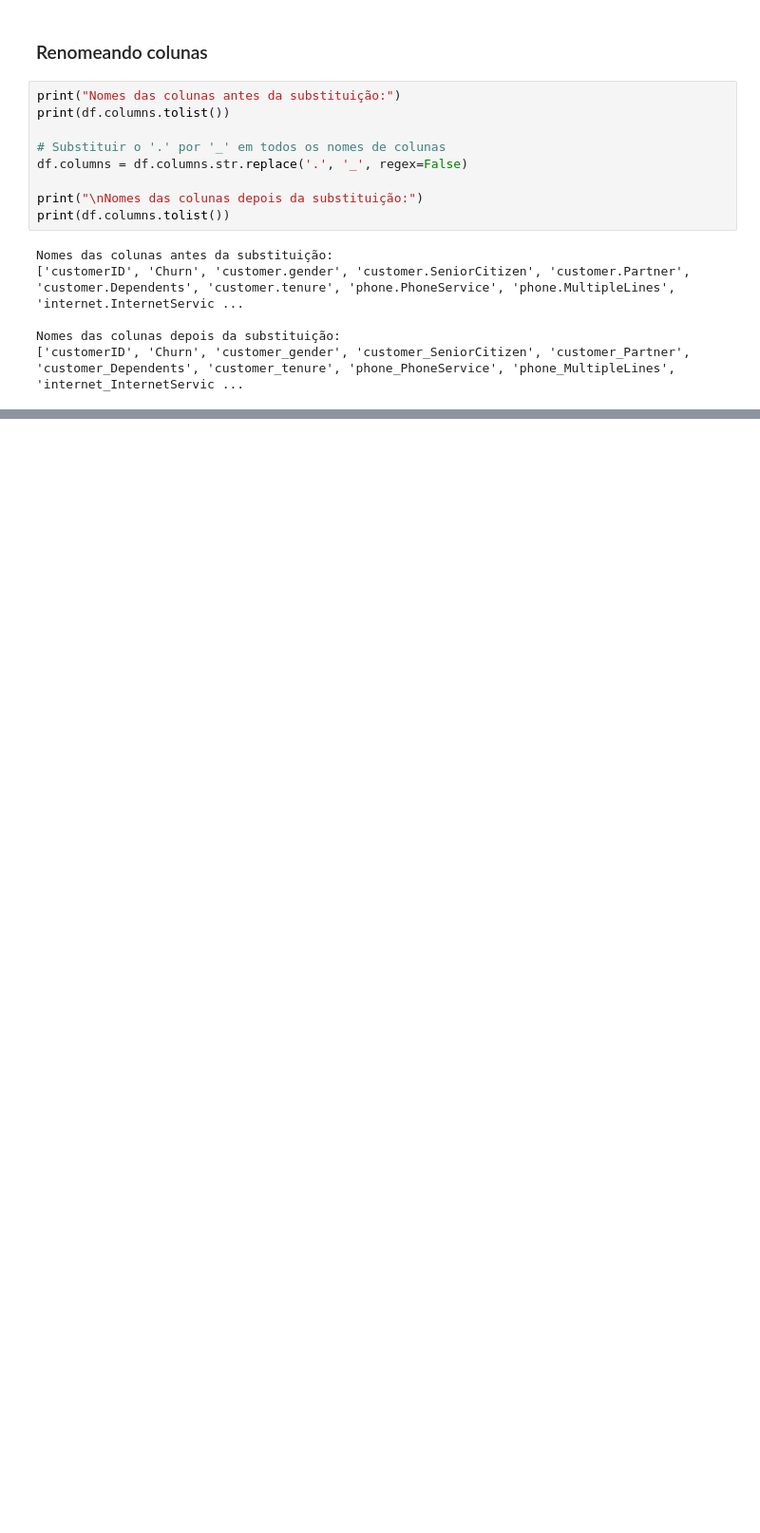
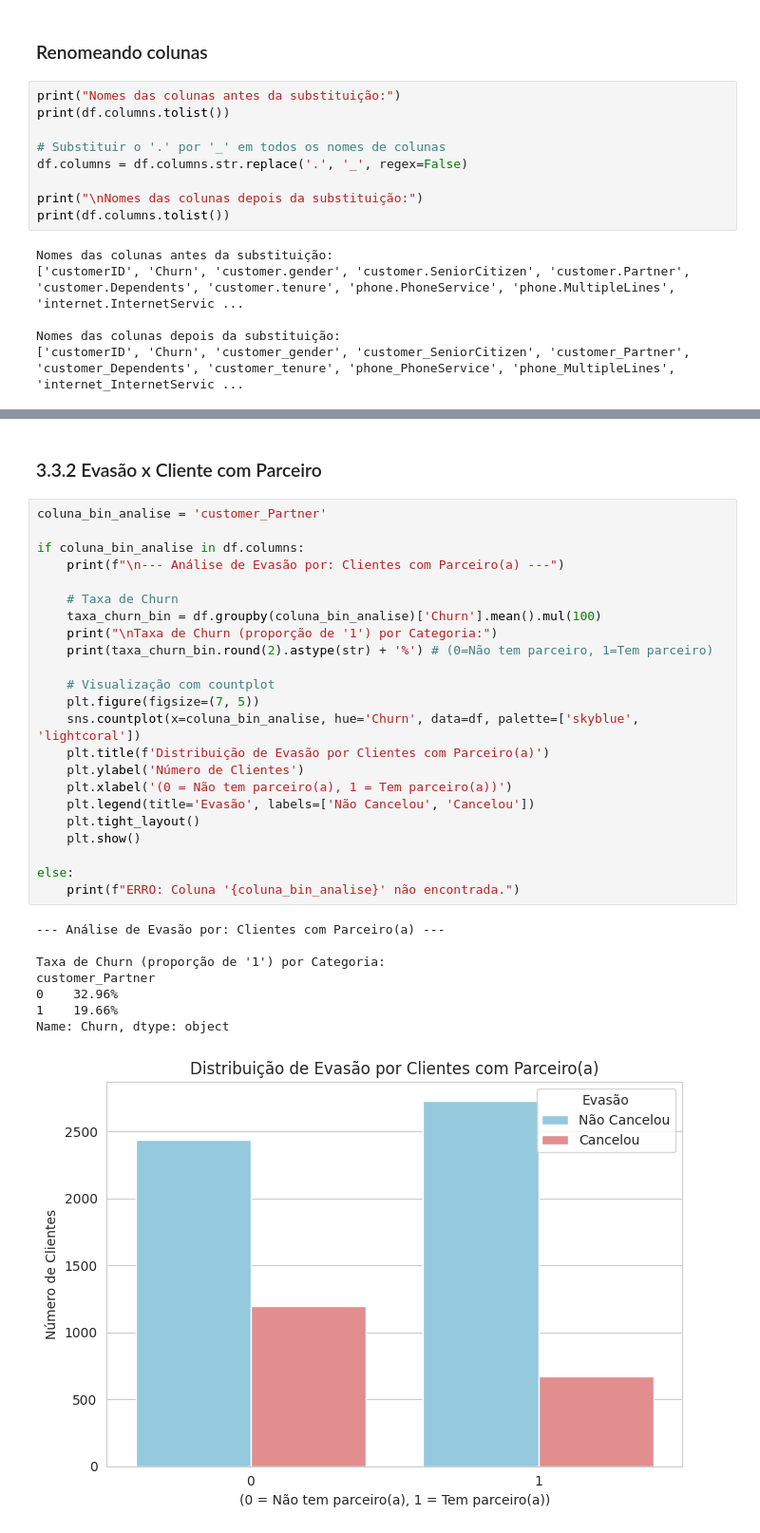
Before and after one commit to vitor-freitas1/challenge-telecom-x-churn, a Jupyter notebook: challenge_telecom_x_churn.ipynb, the cells around one changed output, grey strips where cells are left out. Shown at 95% size. Drawn from its saved outputs; the diff is of its cells as text; blank space fills up the shorter version.

```diff
--- a/challenge_telecom_x_churn.ipynb
+++ b/challenge_telecom_x_churn.ipynb
@@ -463,0 +694,34 @@ Nomes das colunas depois da substituição:
+# %% [markdown]
+### 3.3.2 Evasão x Cliente com Parceiro
+# %%
+coluna_bin_analise = 'customer_Partner'
+
+if coluna_bin_analise in df.columns:
+    print(f"\n--- Análise de Evasão por: Clientes com Parceiro(a) ---")
+
+    # Taxa de Churn
+    taxa_churn_bin = df.groupby(coluna_bin_analise)['Churn'].mean().mul(100)
+    print("\nTaxa de Churn (proporção de '1') por Categoria:")
+    print(taxa_churn_bin.round(2).astype(str) + '%') # (0=Não tem parceiro, 1=Tem parceiro)
+
+    # Visualização com countplot
+    plt.figure(figsize=(7, 5))
+    sns.countplot(x=coluna_bin_analise, hue='Churn', data=df, palette=['skyblue', 'lightcoral'])
+    plt.title(f'Distribuição de Evasão por Clientes com Parceiro(a)')
+    plt.ylabel('Número de Clientes')
+    plt.xlabel('(0 = Não tem parceiro(a), 1 = Tem parceiro(a))')
+    plt.legend(title='Evasão', labels=['Não Cancelou', 'Cancelou'])
+    plt.tight_layout()
+    plt.show()
+
+else:
+    print(f"ERRO: Coluna '{coluna_bin_analise}' não encontrada.")
+# %% [output]
+--- Análise de Evasão por: Clientes com Parceiro(a) ---
+
+Taxa de Churn (proporção de '1') por Categoria:
+customer_Partner
+0    32.96%
+1    19.66%
+Name: Churn, dtype: object
+[figure, added]
```
Also changed, not shown: parts of 38 cells of this notebook.
